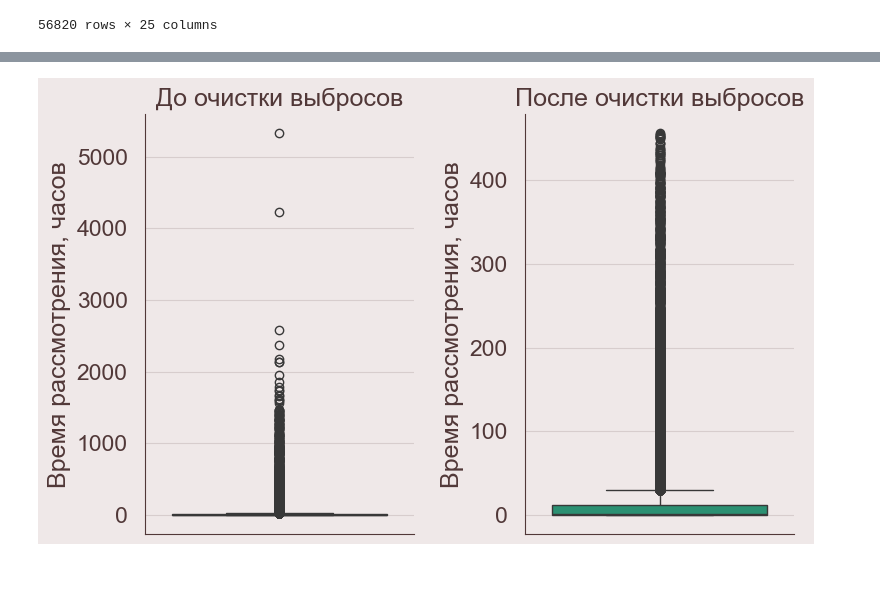
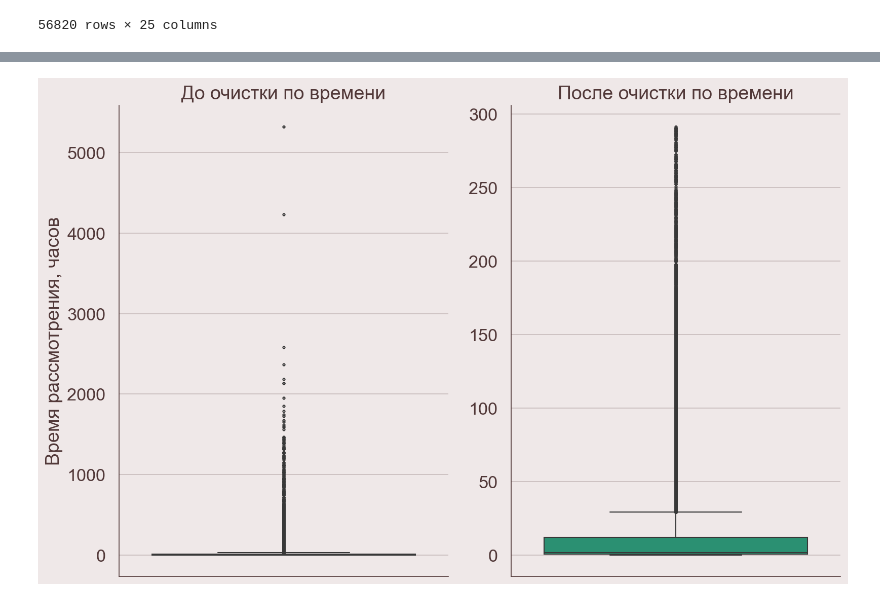
Before and after one commit to Neat-Snap/dano25, a Jupyter notebook: preprocessing.ipynb, the cells around one changed output, grey strips where cells are left out. Saved outputs shown, nothing was run; the diff lists cells and outputs as text; code cells hidden in the pictures; blank space fills up the shorter version.

```diff
--- a/preprocessing.ipynb
+++ b/preprocessing.ipynb
@@ -91,39 +95,85 @@ print(df['finish_dttm'].isna().sum())
 # %%
-import numpy as np
+df = df.copy()
 
+df['review_dttm'] = pd.to_datetime(df['review_dttm'], errors='coerce')
+df['finish_dttm'] = pd.to_datetime(df['finish_dttm'], errors='coerce')
 df['finish_dttm'] = df['finish_dttm'].fillna(df['review_dttm'])
 
-df['review_time'] = (pd.to_datetime(df['finish_dttm']) - pd.to_datetime(df['review_dttm'])).dt.total_seconds() / 3600
+df['review_time'] = (df['finish_dttm'] - df['review_dttm']).dt.total_seconds() / 3600
 
-before_count = len(df)
+df_before = df.copy()
 
-lower_bound = 0
-upper_bound = df['review_time'].quantile(0.995)
+review_time_lower = 0
+review_time_upper = df['review_time'].quantile(0.99)
 
-df_clean = df[(df['review_time'] >= lower_bound) & (df['review_time'] <= upper_bound)].copy()
-after_count = len(df_clean)
-removed_count = before_count - after_count
+df_after_time = df[
+    df['review_time'].between(review_time_lower, review_time_upper, inclusive="both")
+].copy()
 
-print(f"До очистки: {before_count} строк.")
-print(f"Удалено выбросов: {removed_count} строк.")
-print(f"Осталось: {after_count} строк.")
-print(f"Удаляли по границам: [{lower_bound:.2f}, {upper_bound:.2f}] часов.")
+reviews_per_client = df.groupby('id_client').size()
+review_count_99 = reviews_per_client.quantile(0.99)
+clients_to_keep = reviews_per_client[reviews_per_client <= review_count_99].index
 
-fig, axes = plt.subplots(1, 2, figsize=(8, 5))
+df_after_clients = df[df['id_client'].isin(clients_to_keep)].copy()
+df_after_both = df_after_time[df_after_time['id_client'].isin(clients_to_keep)].copy()
 
-sns.boxplot(y=df['review_time'], ax=axes[0], color=colors['green'], orient='v')
-axes[0].set_title("До очистки выбросов")
+removed_time = len(df_before) - len(df_after_time)
+removed_clients = len(df_before) - len(df_after_clients)
+removed_both = len(df_before) - len(df_after_both)
+
+print(f"До очистки: {len(df_before)} строк.")
+print(f"Удалено по времени (0..99%): {removed_time} строк. Верхняя граница: {review_time_upper:.2f} ч.")
+print(f"Удалено по клиентам (>99% по числу отзывов): {removed_clients} строк. Порог: {review_count_99:.0f} отзывов/клиента.")
+print(f"После обеих очисток: {len(df_after_both)} строк (удалено всего: {removed_both}).")
+
+fig, axes = plt.subplots(1, 2, figsize=(11, 7), dpi=150)
+
+sns.boxplot(y=df_before['review_time'], ax=axes[0], color=colors['green'], fliersize=2, linewidth=1)
+axes[0].set_title("До очистки по времени")
 axes[0].set_ylabel("Время рассмотрения, часов")
-axes[0].set_xlabel("")
+axes[0].grid(True, axis="y", alpha=0.25)
 
-sns.boxplot(y=df_clean['review_time'], ax=axes[1], color=colors['green'], orient='v')
-axes[1].set_title("После очистки выбросов")
-axes[1].set_ylabel("Время рассмотрения, часов")
-axes[1].set_xlabel("")
+sns.boxplot(y=df_after_time['review_time'], ax=axes[1], color=colors['green'], fliersize=2, linewidth=1)
+axes[1].set_title("После очистки по времени")
+axes[1].set_ylabel("")
+axes[1].grid(True, axis="y", alpha=0.25)
 
 plt.tight_layout()
 plt.show()
 
-df = df_clean
+rpc_before = df_before.groupby('id_client').size()
+rpc_after = df_after_clients.groupby('id_client').size()
+
+max_x = int(max(rpc_before.max(), rpc_after.max()))
+threshold = int(np.ceil(review_count_99))
+
+edges = np.arange(0.5, max_x + 1.5, 1)
+line_x = threshold + 0.5
+
+fig, axes = plt.subplots(1, 2, figsize=(11, 7), dpi=150)
+
+axes[0].hist(rpc_before, bins=edges, color=colors['green'], edgecolor=colors['text'], alpha=0.7)
+axes[0].set_title("До очистки по клиентам")
+axes[0].set_xlabel("Количество отзывов от клиента")
+axes[0].set_ylabel("Число клиентов")
+axes[0].set_yscale('log')
+axes[0].grid(True, alpha=0.25)
+
+axes[1].hist(rpc_after, bins=edges, color=colors['green'], edgecolor=colors['text'], alpha=0.7, rwidth=0.98)
+axes[1].set_title("После очистки по клиентам")
+axes[1].set_xlabel("Количество отзывов от клиента")
+axes[1].set_ylabel("")
+axes[1].set_yscale('log')
+axes[1].grid(True, alpha=0.25)
+
+axes[0].set_xlim(0.5, max_x + 0.5)
+axes[1].set_xlim(0.5, max_x + 0.5)
+
+plt.tight_layout()
+plt.show()
+
+df = df_after_both
+
+print(df['id_client'].nunique())
 # %% [output]
 До очистки: 56820 строк.
@@ -133 +183 @@ df = df_clean
-[figure, old version]
+[figure, new version]
```
Also changed, not shown: parts of 8 cells of this notebook.
